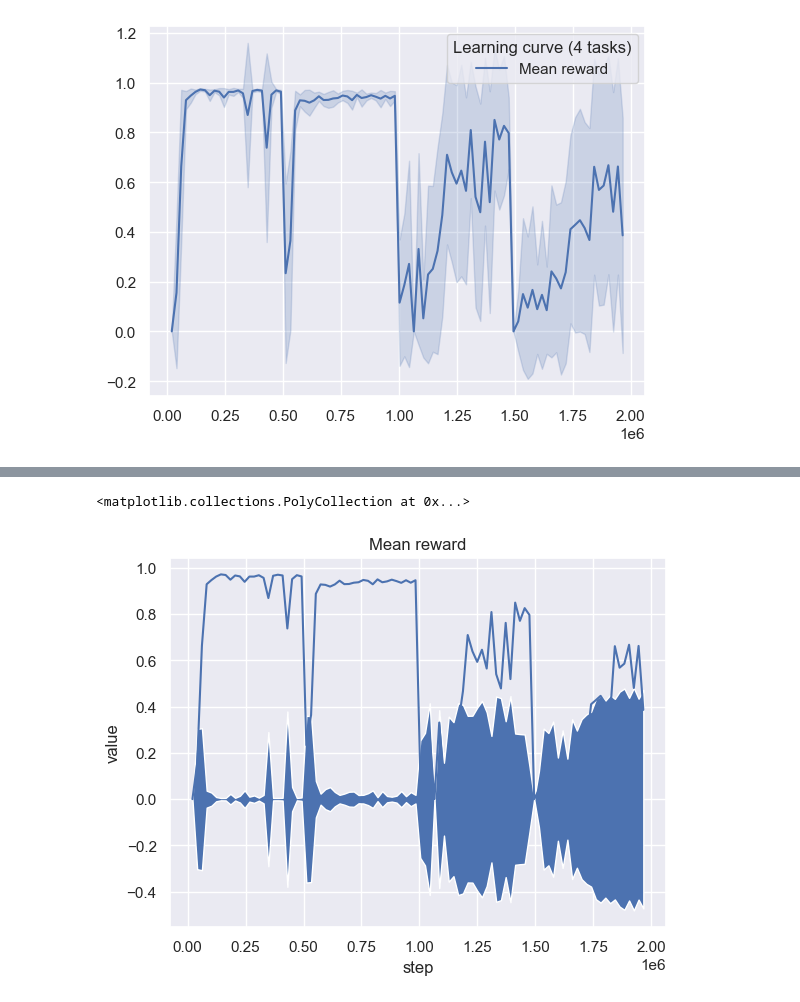
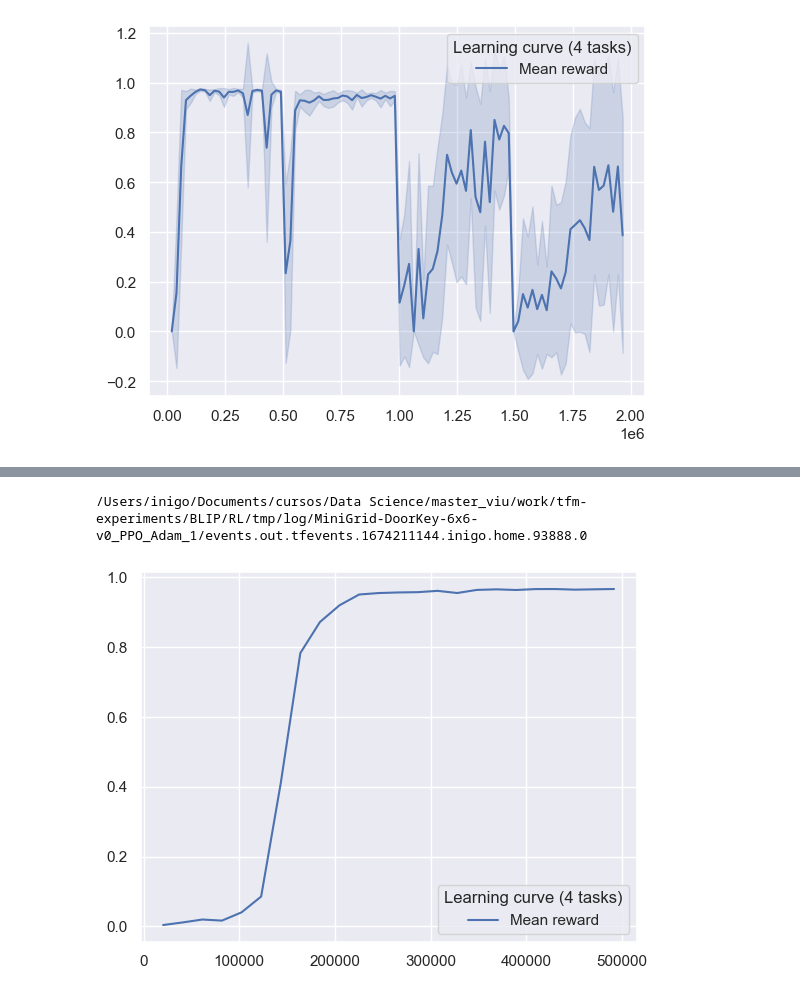
Before and after one commit to ibagur/tfm-experiments, a Jupyter notebook: BLIP/RL/test_experiment_plots.ipynb, the cells around one changed output, grey strips where cells are left out. Saved outputs shown, nothing was run; the diff lists cells and outputs as text; code cells hidden in the pictures.

```diff
--- a/BLIP/RL/test_experiment_plots.ipynb
+++ b/BLIP/RL/test_experiment_plots.ipynb
@@ -98,7 +69,0 @@ Name: step, Length: 96, dtype: int64
-# %%
-ax = sns.lineplot(data=df_mean, x='step', y='value')
-ax.set(title='Mean reward')
-ax.fill_between(df_mean.step, -std_arr, std_arr)
-# %% [output]
-<matplotlib.collections.PolyCollection at 0x...>
-[figure, removed]
@@ -139,0 +70,23 @@ data_list = []
+# %%
+train_dir = "/Users/inigo/Documents/cursos/Data Science/master_viu/work/tfm-experiments/BLIP/RL/tmp/log/MiniGrid-DoorKey-6x6-v0_PPO_Adam_1"
+event_file = os.path.join(train_dir, sorted_listdir(train_dir)[0])
+print(event_file)
+# %% [output]
+/Users/inigo/Documents/cursos/Data Science/master_viu/work/tfm-experiments/BLIP/RL/tmp/log/MiniGrid-DoorKey-6x6-v0_PPO_Adam_1/events.out.tfevents.1674211144.inigo.home.93888.0
+# %%
+reader = SummaryReader(event_file)
+df = reader.scalars
+pd.unique(df['tag'])
+df_mean = df[df['tag'] == 'rollout/ep_rew_mean']
+# %%
+sns.set()
+x = df_mean.step
+mean_arr = np.array(df_mean.value)
+
+plt.plot(x, mean_arr, 'b-', label='Mean reward')
+#plt.fill_between(x, mean_arr - std_arr, mean_arr + std_arr, color='b', alpha=0.2)
+
+plt.legend(title='Learning curve (4 tasks)')
+plt.show()
+# %% [output]
+[figure, added]
```
Also changed, not shown: parts of 7 cells of this notebook, 3 other files.
